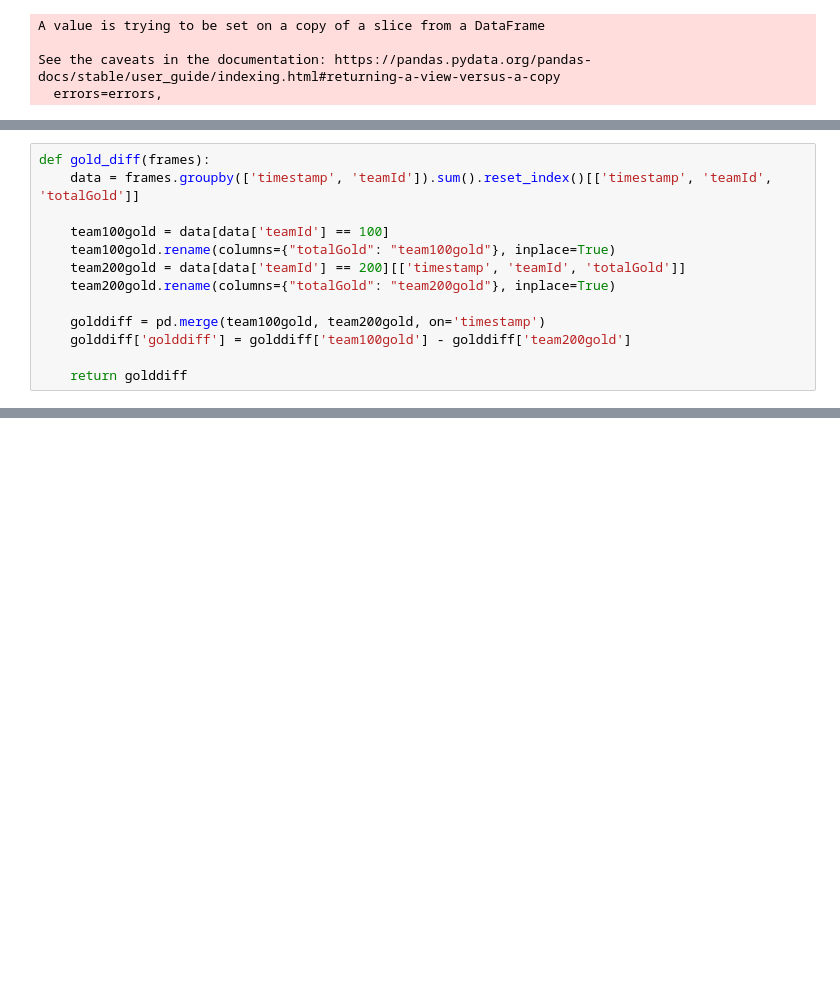
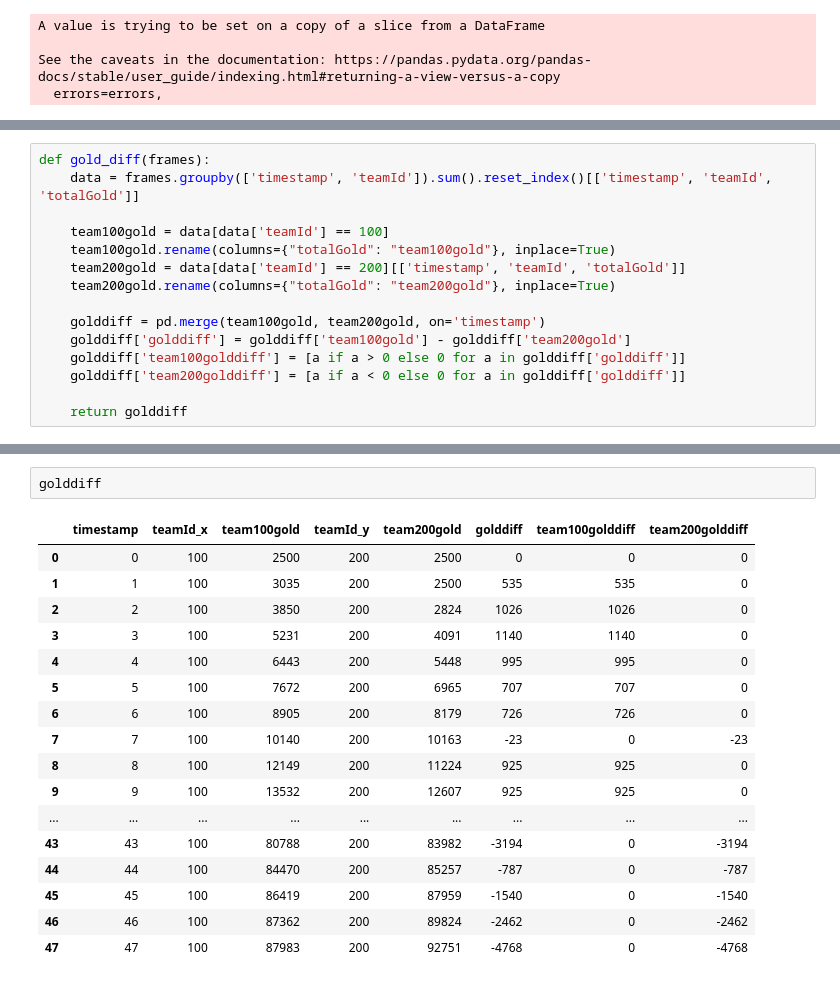
Before and after one commit to Dav3whit3/ih_datamadpt_project_final, a Jupyter notebook: notebooks/API_data_extraction1.ipynb, the cells around one changed output, grey strips where cells are left out. Saved outputs shown, nothing was run; the diff lists cells and outputs as text; blank space fills up the shorter version.

```diff
--- a/notebooks/API_data_extraction1.ipynb
+++ b/notebooks/API_data_extraction1.ipynb
@@ -300,6 +282,8 @@ def gold_diff(frames):
 
     golddiff = pd.merge(team100gold, team200gold, on='timestamp')
     golddiff['golddiff'] = golddiff['team100gold'] - golddiff['team200gold']
+    golddiff['team100golddiff'] = [a if a > 0 else 0 for a in golddiff['golddiff']]
+    golddiff['team200golddiff'] = [a if a < 0 else 0 for a in golddiff['golddiff']]
 
     return golddiff
 # %%
@@ -310,0 +296,20 @@ See the caveats in the documentation: https://pandas.pydata.org/pandas-docs/stab
+# %%
+golddiff
+# %% [output]
+|  | timestamp | teamId_x | team100gold | teamId_y | team200gold | golddiff | team100golddiff | team200golddiff |
+| 0 | 0 | 100 | 2500 | 200 | 2500 | 0 | 0 | 0 |
+| 1 | 1 | 100 | 3035 | 200 | 2500 | 535 | 535 | 0 |
+| 2 | 2 | 100 | 3850 | 200 | 2824 | 1026 | 1026 | 0 |
+| 3 | 3 | 100 | 5231 | 200 | 4091 | 1140 | 1140 | 0 |
+| 4 | 4 | 100 | 6443 | 200 | 5448 | 995 | 995 | 0 |
+| 5 | 5 | 100 | 7672 | 200 | 6965 | 707 | 707 | 0 |
+| 6 | 6 | 100 | 8905 | 200 | 8179 | 726 | 726 | 0 |
+| 7 | 7 | 100 | 10140 | 200 | 10163 | -23 | 0 | -23 |
+| 8 | 8 | 100 | 12149 | 200 | 11224 | 925 | 925 | 0 |
+| 9 | 9 | 100 | 13532 | 200 | 12607 | 925 | 925 | 0 |
+| ... | ... | ... | ... | ... | ... | ... | ... | ... |
+| 43 | 43 | 100 | 80788 | 200 | 83982 | -3194 | 0 | -3194 |
+| 44 | 44 | 100 | 84470 | 200 | 85257 | -787 | 0 | -787 |
+| 45 | 45 | 100 | 86419 | 200 | 87959 | -1540 | 0 | -1540 |
+| 46 | 46 | 100 | 87362 | 200 | 89824 | -2462 | 0 | -2462 |
+| 47 | 47 | 100 | 87983 | 200 | 92751 | -4768 | 0 | -4768 |
```
Also changed, not shown: parts of 15 cells of this notebook, 2 other files.
